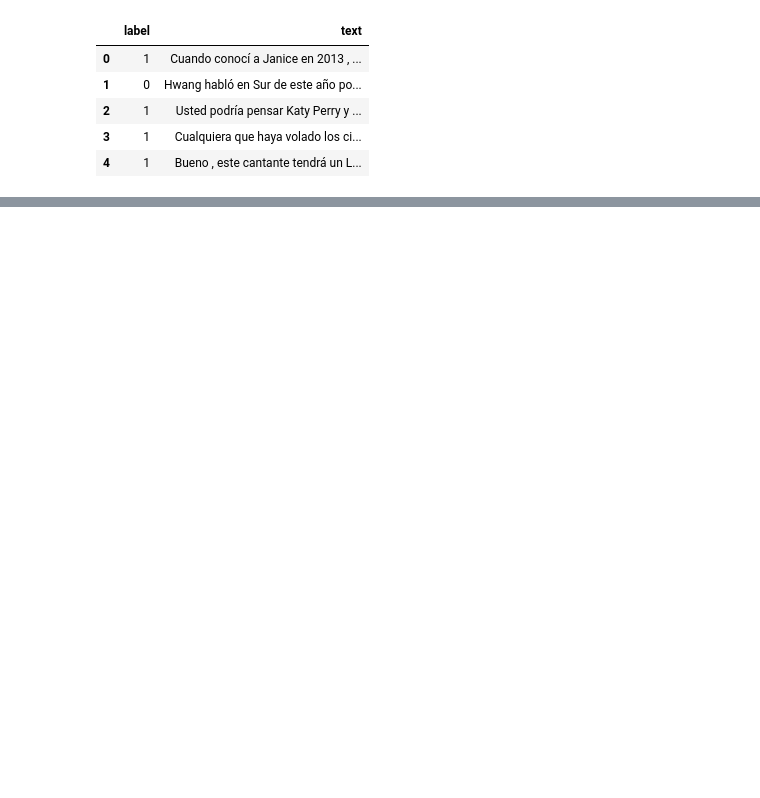
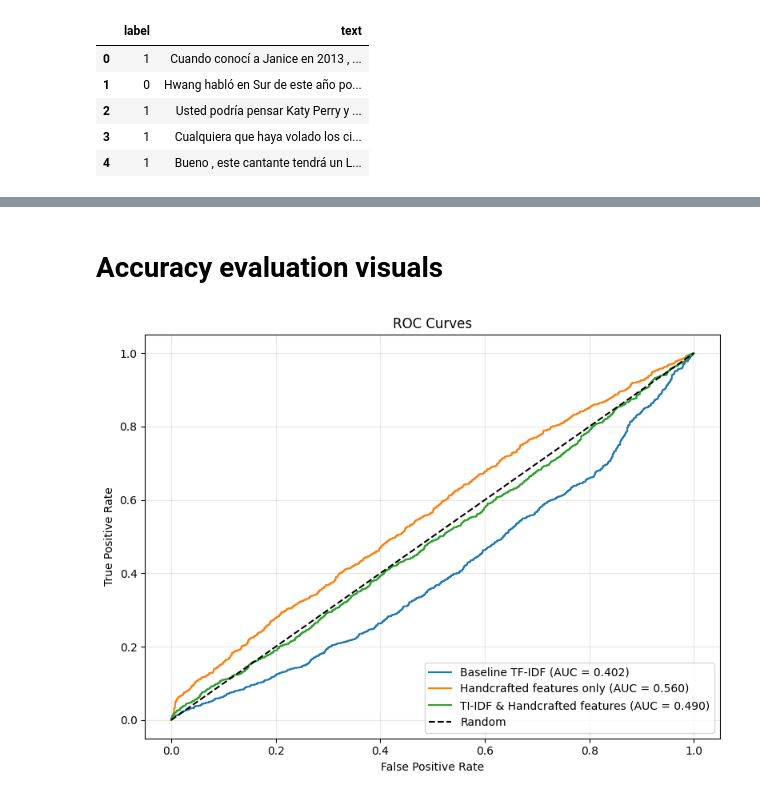
Before and after one commit to Funnear/project-3-nlp, a Jupyter notebook: notebooks/2_Feature_pipeline.ipynb, the cells around one changed output, grey strips where cells are left out. Cells and saved outputs as stored; diff of their text form; code cells hidden in the pictures; blank space fills up the shorter version.

Commit message:
feature pipeline is complete, best model selected

```diff
--- a/notebooks/2_Feature_pipeline.ipynb
+++ b/notebooks/2_Feature_pipeline.ipynb
@@ -35,5 +143,5 @@ logging.getLogger().setLevel(logging.INFO)
 # %%
-df_filename = 'df_training_data_v1_clean'
+df_filename = 'df_training_data_v1'
 
 data = read_df_pickle(df_filename)
 df = data.copy()
@@ -47,0 +181,11 @@ df.head(5)
+# %%
+X = df["text"]
+y = df["label"].astype(int)  # just to be safe
+
+X_train, X_val, y_train, y_val = train_test_split(
+    X,
+    y,
+    test_size=0.2,
+    stratify=y,
+    random_state=42,
+)
@@ -47,0 +316,29 @@ df.head(5)
+# %% [markdown]
+# Accuracy evaluation visuals
+# %%
+plt.figure(figsize=(8, 6))
+
+for name, color in zip(
+    ["Baseline TF-IDF", "Handcrafted features only", "TI-IDF & Handcrafted features"],
+    ["C0", "C1", "C2"],
+):
+    res = accuracy_evaluation_results[name]
+    y_proba = res["y_proba"]
+    if y_proba is None:
+        continue  # skip models without probabilities
+
+    fpr, tpr, _ = roc_curve(y_val, y_proba)
+    roc_auc = auc(fpr, tpr)
+    plt.plot(fpr, tpr, label=f"{name} (AUC = {roc_auc:.3f})", color=color)
+
+plt.plot([0, 1], [0, 1], "k--", label="Random")
+
+plt.xlabel("False Positive Rate")
+plt.ylabel("True Positive Rate")
+plt.title("ROC Curves")
+plt.legend(loc="lower right")
+plt.grid(alpha=0.3)
+plt.tight_layout()
+plt.show()
+# %% [output]
+[figure, added]
```
Also changed, not shown: parts of 28 cells of this notebook, 6 other files.
